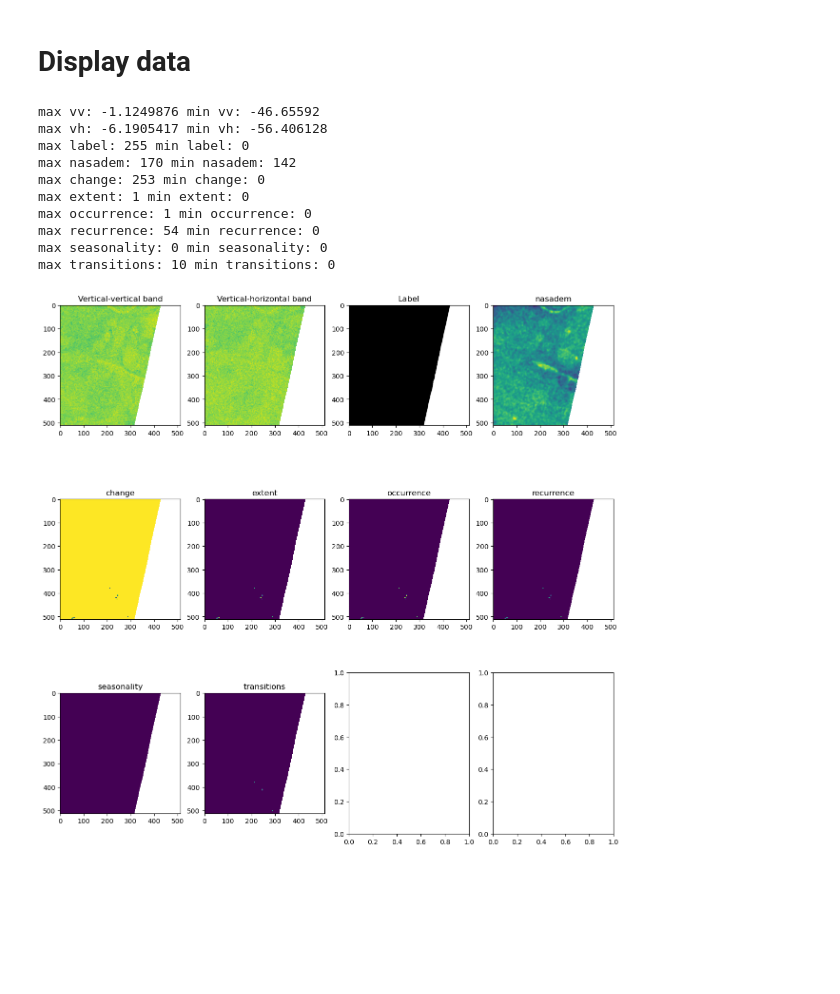
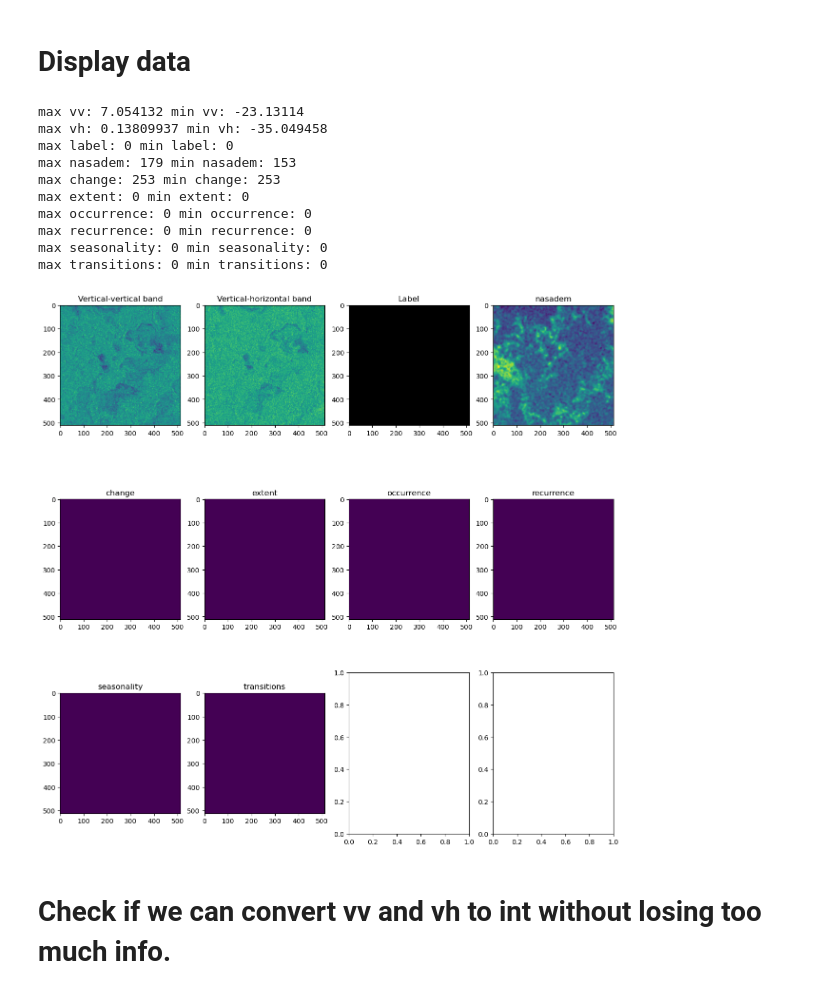
Before and after one commit to max-lutz/floodwater_competition, a Jupyter notebook: EDA/EDA with PC data.ipynb, the cells around one changed output. Saved outputs shown, nothing was run; the diff lists cells and outputs as text; code cells hidden in the pictures; blank space fills up the shorter version.

```diff
--- a/EDA/EDA with PC data.ipynb
+++ b/EDA/EDA with PC data.ipynb
@@ -126,6 +126,7 @@ def display_chip(row):
     label = numpy_mask(chip_df.label_path.values[0])
     mask = np.zeros(label.shape, dtype=np.uint8)
     mask[np.where(label == 255)] = 1
+    label = ma.array(label, mask = mask)
 
     # Extract paths to image files
     vv = ma.array(numpy_mask(chip_df[chip_df.polarization == "vv"].feature_path.values[0]), mask = mask)
@@ -182,16 +183,18 @@ def display_chip(row):
 
     plt.show()
 # %%
-display_chip(0)
+display_chip(1)
 # %% [output]
-max vv: -1.1249876 min vv: -46.65592
-max vh: -6.1905417 min vh: -56.406128
-max label: 255 min label: 0
-max nasadem: 170 min nasadem: 142
-max change: 253 min change: 0
-max extent: 1 min extent: 0
-max occurrence: 1 min occurrence: 0
-max recurrence: 54 min recurrence: 0
+max vv: 7.054132 min vv: -23.13114
+max vh: 0.13809937 min vh: -35.049458
+max label: 0 min label: 0
+max nasadem: 179 min nasadem: 153
+max change: 253 min change: 253
+max extent: 0 min extent: 0
+max occurrence: 0 min occurrence: 0
+max recurrence: 0 min recurrence: 0
 max seasonality: 0 min seasonality: 0
-max transitions: 10 min transitions: 0
+max transitions: 0 min transitions: 0
-[figure, old version]
+[figure, new version]
+# %% [markdown]
+# Check if we can convert vv and vh to int without losing too much info.
```
Also changed, not shown: parts of 4 cells of this notebook, 1 other file.
